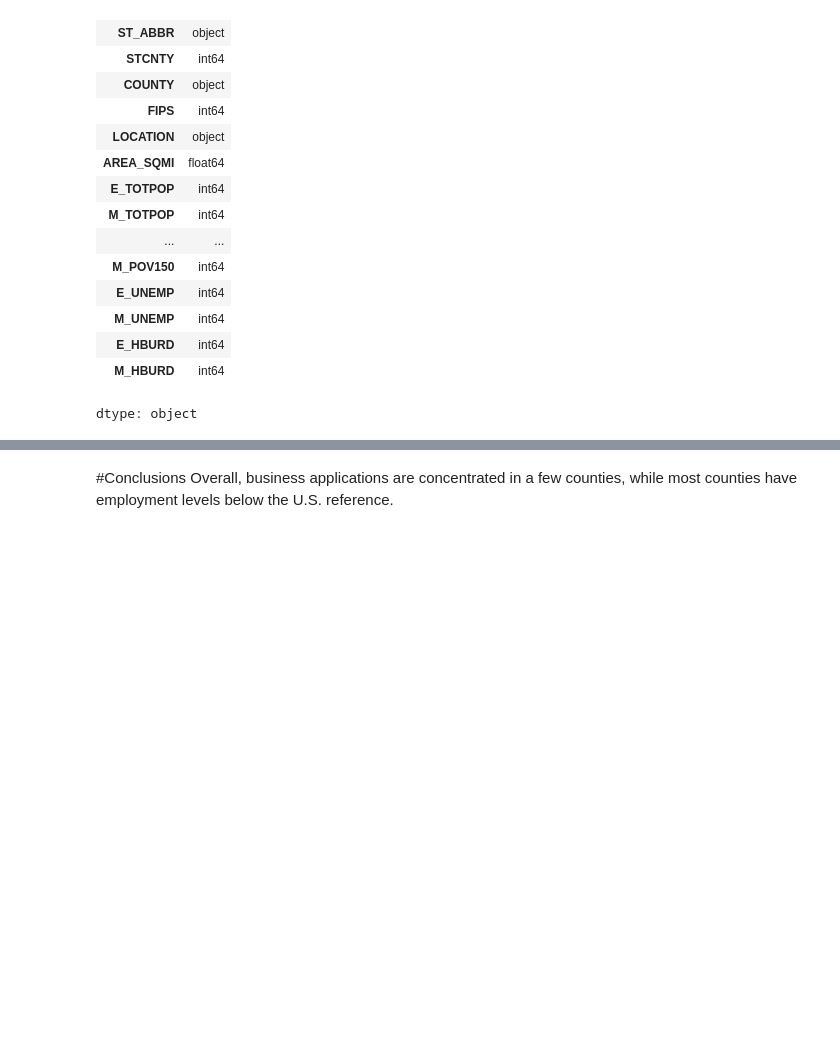
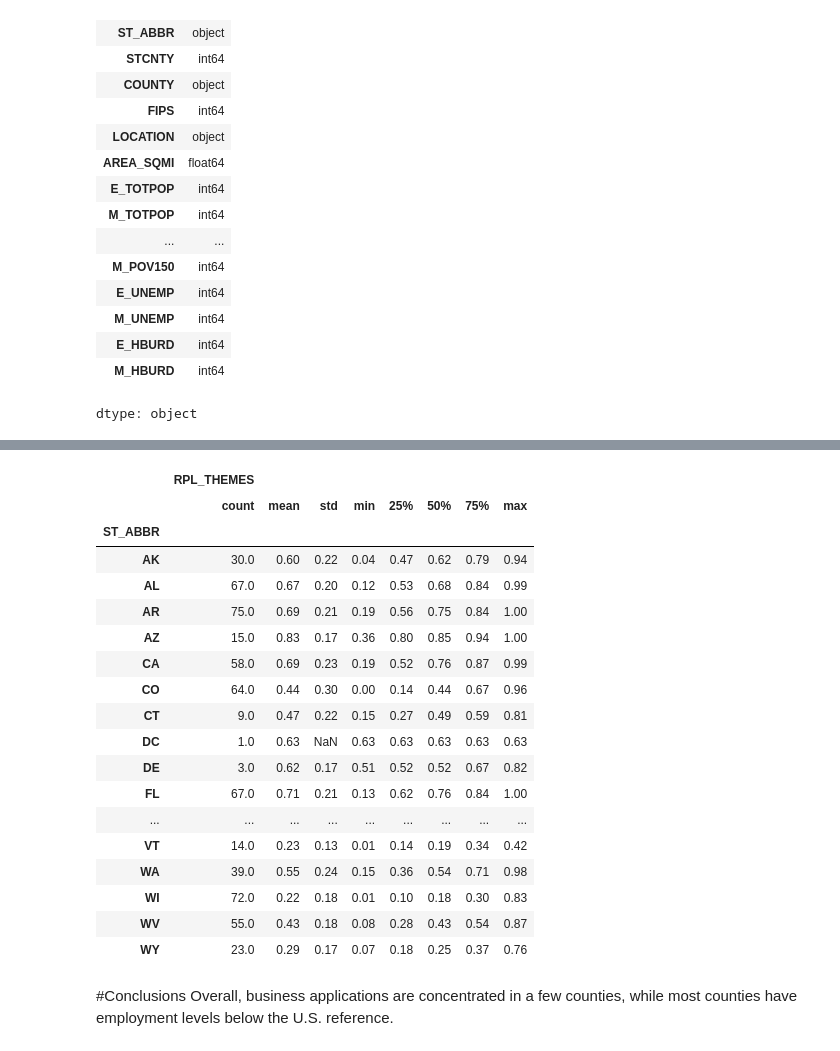
Before and after one commit to shirleyrutgers/DataManPy, a Jupyter notebook: ps1dataman.ipynb, the cells around one changed output, grey strips where cells are left out. Drawn from its saved outputs; the diff is of its cells as text; code cells hidden in the pictures; blank space fills up the shorter version.

```diff
--- a/ps1dataman.ipynb
+++ b/ps1dataman.ipynb
@@ -612,3 +904,28 @@ dtype: object
+# %%
+#other
+svi_small[
+    ['RPL_THEMES', 'ST_ABBR']
+].groupby('ST_ABBR').describe().round(2)
+# %% [output]
+|  | RPL_THEMES |  |  |  |  |  |  |  |
+|  | count | mean | std | min | 25% | 50% | 75% | max |
+| ST_ABBR |  |  |  |  |  |  |  |  |
+| AK | 30.0 | 0.60 | 0.22 | 0.04 | 0.47 | 0.62 | 0.79 | 0.94 |
+| AL | 67.0 | 0.67 | 0.20 | 0.12 | 0.53 | 0.68 | 0.84 | 0.99 |
+| AR | 75.0 | 0.69 | 0.21 | 0.19 | 0.56 | 0.75 | 0.84 | 1.00 |
+| AZ | 15.0 | 0.83 | 0.17 | 0.36 | 0.80 | 0.85 | 0.94 | 1.00 |
+| CA | 58.0 | 0.69 | 0.23 | 0.19 | 0.52 | 0.76 | 0.87 | 0.99 |
+| CO | 64.0 | 0.44 | 0.30 | 0.00 | 0.14 | 0.44 | 0.67 | 0.96 |
+| CT | 9.0 | 0.47 | 0.22 | 0.15 | 0.27 | 0.49 | 0.59 | 0.81 |
+| DC | 1.0 | 0.63 | NaN | 0.63 | 0.63 | 0.63 | 0.63 | 0.63 |
+| DE | 3.0 | 0.62 | 0.17 | 0.51 | 0.52 | 0.52 | 0.67 | 0.82 |
+| FL | 67.0 | 0.71 | 0.21 | 0.13 | 0.62 | 0.76 | 0.84 | 1.00 |
+| ... | ... | ... | ... | ... | ... | ... | ... | ... |
+| VT | 14.0 | 0.23 | 0.13 | 0.01 | 0.14 | 0.19 | 0.34 | 0.42 |
+| WA | 39.0 | 0.55 | 0.24 | 0.15 | 0.36 | 0.54 | 0.71 | 0.98 |
+| WI | 72.0 | 0.22 | 0.18 | 0.01 | 0.10 | 0.18 | 0.30 | 0.83 |
+| WV | 55.0 | 0.43 | 0.18 | 0.08 | 0.28 | 0.43 | 0.54 | 0.87 |
+| WY | 23.0 | 0.29 | 0.17 | 0.07 | 0.18 | 0.25 | 0.37 | 0.76 |
 # %% [markdown]
 #Conclusions
 Overall, business applications are concentrated in a few counties, while most counties have employment levels below the U.S. reference.
```
Also changed, not shown: parts of 30 cells of this notebook.
